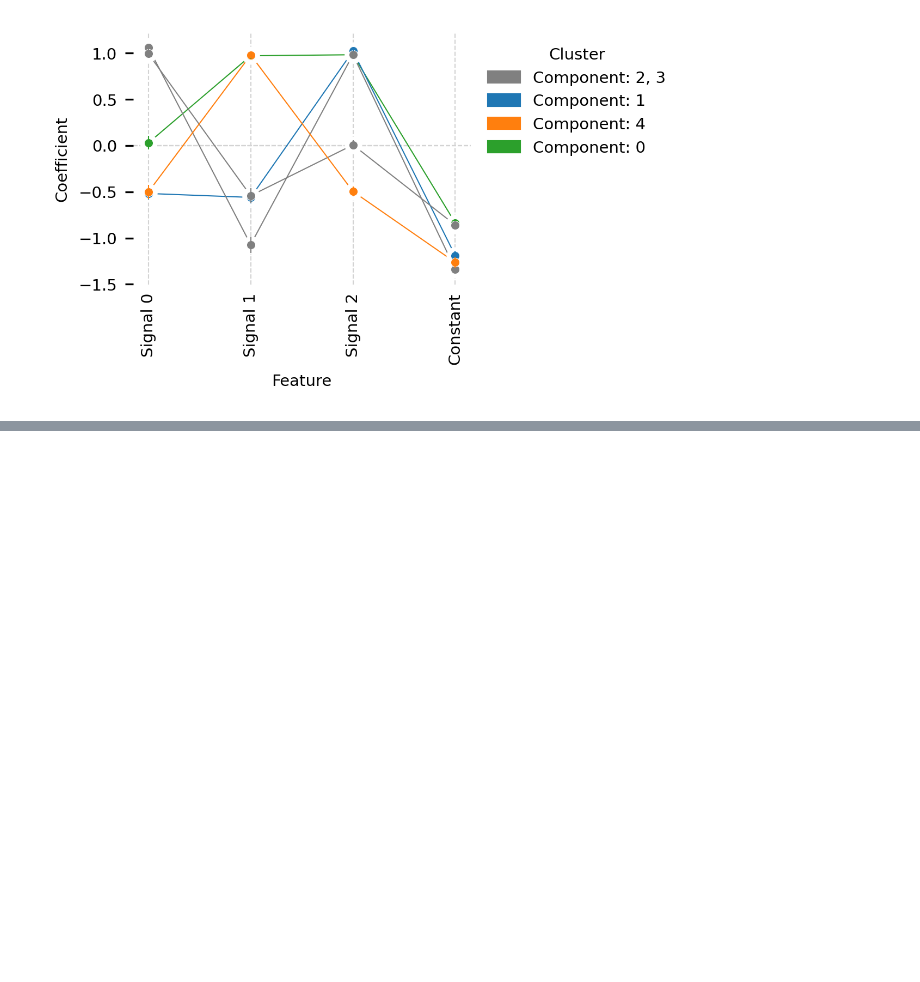
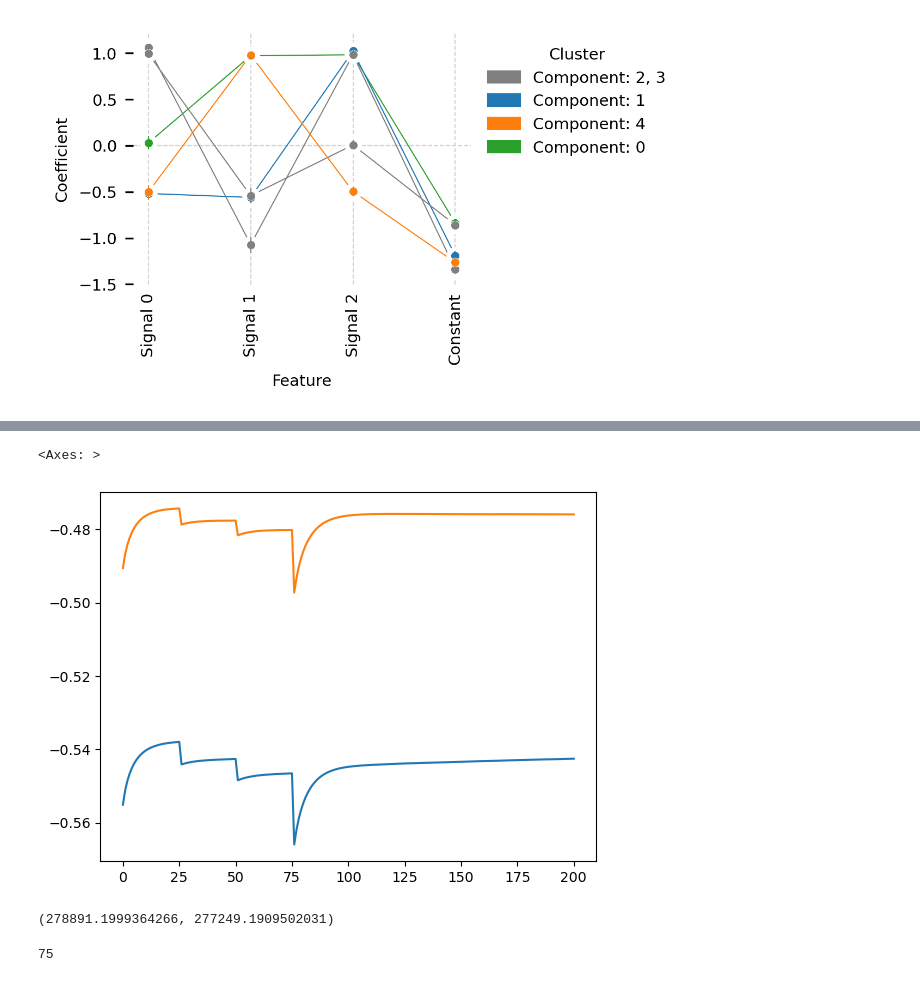
Before and after one commit to AllenWLynch/signaturemodels, a Jupyter notebook: docs/simulation_tutorial.ipynb, the cells around one changed output, grey strips where cells are left out. Saved outputs shown, nothing was run; the diff lists cells and outputs as text; code cells hidden in the pictures; blank space fills up the shorter version.

Commit message:
Got GBT model working with intercept finding

```diff
--- a/docs/simulation_tutorial.ipynb
+++ b/docs/simulation_tutorial.ipynb
@@ -315,0 +293,10 @@ joint[ploidies.index((1,2))]/joint.sum()
+# %%
+sstats, _ = gbtmodel._inference(
+    locus_subsample_rate=1, batch_subsample_rate=1,learning_rate=1,
+    corpus = meta,
+    model_state= gbtmodel.model_state,
+    corpus_states = gbtmodel.corpus_states,
+    gamma = gbtmodel._gamma
+)
+
+X, y, sample_weight, raw_predictions, design_matrix = next( gbtmodel.model_state._get_features(sstats) )
@@ -315,0 +347,20 @@ joint[ploidies.index((1,2))]/joint.sum()
+# %%
+gbtreg = gbtmodel.model_state.rate_models[0]
+gbtreg.max_iter = 200
+#gbtreg = _get_model_fn(design_matrix, X)
+
+'''gbtreg = HistGradientBoostingRegressor(
+    loss = 'poisson',
+    learning_rate = 0.1,
+    max_iter = 100,
+    warm_start=True,
+    #scoring=r2,
+    verbose=True,
+)
+'''
+gbtreg.verbose=True
+gbtreg.fit(
+    X, y, sample_weight=sample_weight,
+    raw_predictions=np.zeros_like(raw_predictions).reshape((-1,1)),
+    design_matrix=design_matrix,
+)
@@ -315,0 +392,14 @@ joint[ploidies.index((1,2))]/joint.sum()
+# %%
+sns.lineplot(
+    gbtreg.train_score_
+)
+sns.lineplot(
+    gbtreg.validation_score_
+)
+# %% [output]
+<Axes: >
+[figure, added]
+# %%
+_logp_obj(gbtreg, X, y), _logp_obj(linmodel, X_, y)
+# %% [output]
+(278891.1999364266, 277249.1909502031)
@@ -315,0 +408,4 @@ joint[ploidies.index((1,2))]/joint.sum()
+# %%
+gbtmodel.model_state.rate_models[1].n_iter_
+# %% [output]
+75
```
Also changed, not shown: parts of 50 cells of this notebook, 4 other files.
